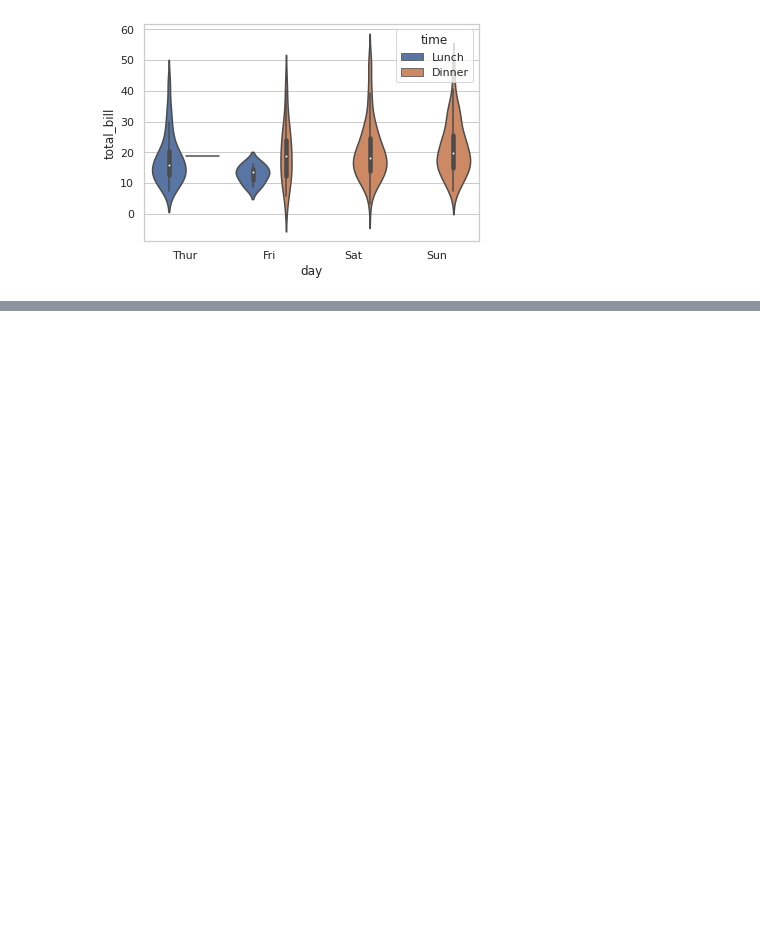
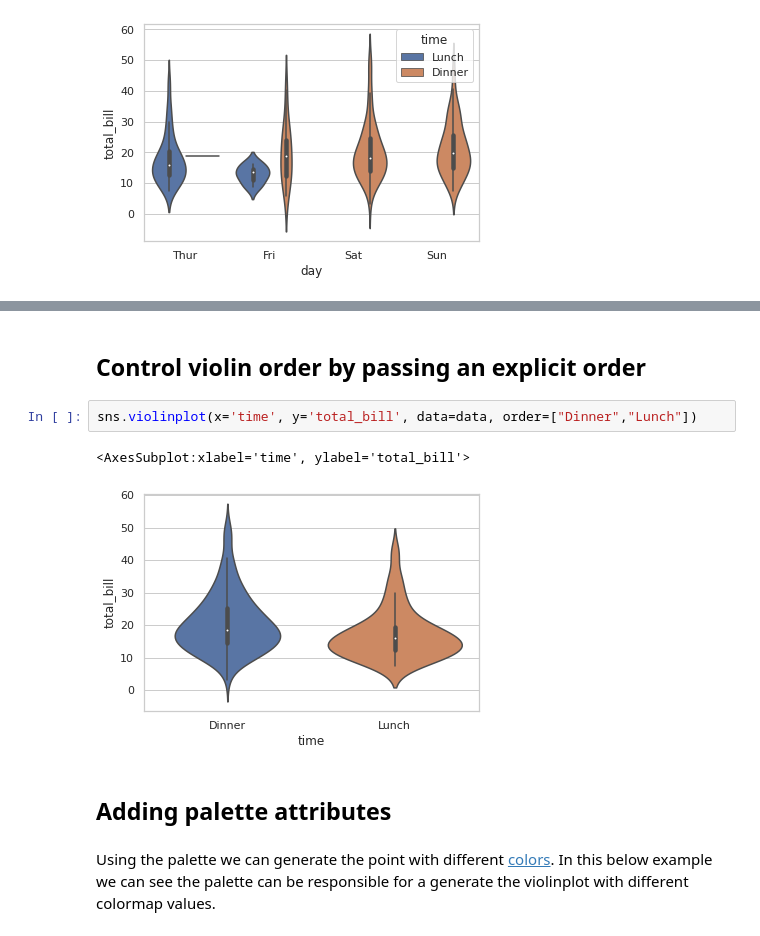
Before and after one commit to HumphreyKn/Python_Bar, a Jupyter notebook: Violin plots.ipynb, the cells around one changed output, grey strips where cells are left out. Saved outputs shown, nothing was run; the diff lists cells and outputs as text; blank space fills up the shorter version.

```diff
--- a/Violin plots.ipynb
+++ b/Violin plots.ipynb
@@ -110,0 +128,11 @@ seaborn.violinplot(x="day", y="total_bill", hue="time", data=tip)
+# %% [markdown]
+## Control violin order by passing an explicit order
+# %%
+sns.violinplot(x='time', y='total_bill', data=data, order=["Dinner","Lunch"])
+# %% [output]
+<AxesSubplot:xlabel='time', ylabel='total_bill'>
+[figure, added]
+# %% [markdown]
+## Adding palette attributes
+# %% [markdown]
+Using the palette we can generate the point with different [colors](https://seaborn.pydata.org/generated/seaborn.color_palette.html#seaborn.color_palette). In this below example we can see the palette can be responsible for a generate the violinplot with different colormap values.
```
Also changed, not shown: parts of 7 cells of this notebook.
